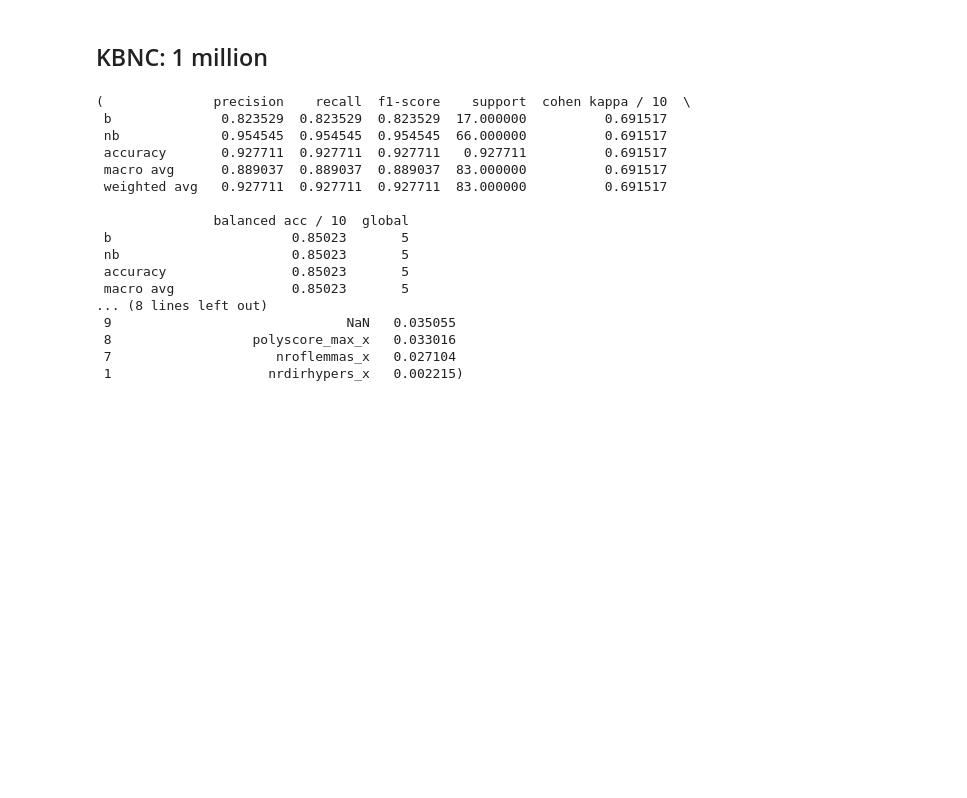
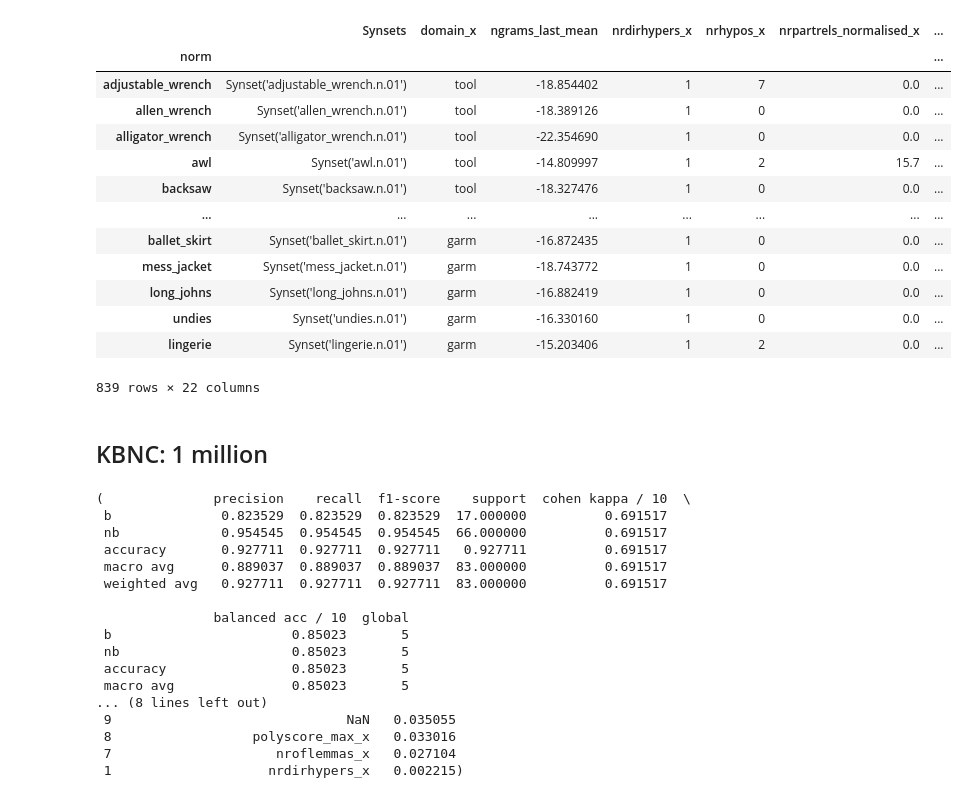
Before and after one commit to DanferWang/Basic_Level_work, a Jupyter notebook: corpora_size/GlobalModel.ipynb, the cells around one changed output. Saved outputs shown, nothing was run; the diff lists cells and outputs as text; code cells hidden in the pictures; blank space fills up the shorter version.

```diff
--- a/corpora_size/GlobalModel.ipynb
+++ b/corpora_size/GlobalModel.ipynb
@@ -13,13 +13,30 @@ warnings.filterwarnings("ignore")
 # %%
 # read the pre-processed data all agreed
 data = pd.read_csv('./size_differential_features.csv', index_col=0)
 
 # generate the local dataframe for different domains
 local_fruit = data.loc[data['domain_x']=='fruit'].reset_index()
 local_tool = data.loc[data['domain_x']=='tool'].reset_index()
 local_music = data.loc[data['domain_x']=='music'].reset_index()
 local_furniture = data.loc[data['domain_x']=='furn'].reset_index()
 local_garments = data.loc[data['domain_x']=='garm'].reset_index()
+
+data
+# %% [output]
+|  | Synsets | domain_x | ngrams_last_mean | nrdirhypers_x | nrhypos_x | nrpartrels_normalised_x | ... |
+| norm |  |  |  |  |  |  | ... |
+| adjustable_wrench | Synset('adjustable_wrench.n.01') | tool | -18.854402 | 1 | 7 | 0.0 | ... |
+| allen_wrench | Synset('allen_wrench.n.01') | tool | -18.389126 | 1 | 0 | 0.0 | ... |
+| alligator_wrench | Synset('alligator_wrench.n.01') | tool | -22.354690 | 1 | 0 | 0.0 | ... |
+| awl | Synset('awl.n.01') | tool | -14.809997 | 1 | 2 | 15.7 | ... |
+| backsaw | Synset('backsaw.n.01') | tool | -18.327476 | 1 | 0 | 0.0 | ... |
+| ... | ... | ... | ... | ... | ... | ... | ... |
+| ballet_skirt | Synset('ballet_skirt.n.01') | garm | -16.872435 | 1 | 0 | 0.0 | ... |
+| mess_jacket | Synset('mess_jacket.n.01') | garm | -18.743772 | 1 | 0 | 0.0 | ... |
+| long_johns | Synset('long_johns.n.01') | garm | -16.882419 | 1 | 0 | 0.0 | ... |
+| undies | Synset('undies.n.01') | garm | -16.330160 | 1 | 0 | 0.0 | ... |
+| lingerie | Synset('lingerie.n.01') | garm | -15.203406 | 1 | 2 | 0.0 | ... |
+839 rows × 22 columns
 # %%
 # define features and target
 features = ['ngrams_last_mean',
```
Also changed, not shown: parts of 8 cells of this notebook, 6 other files.
